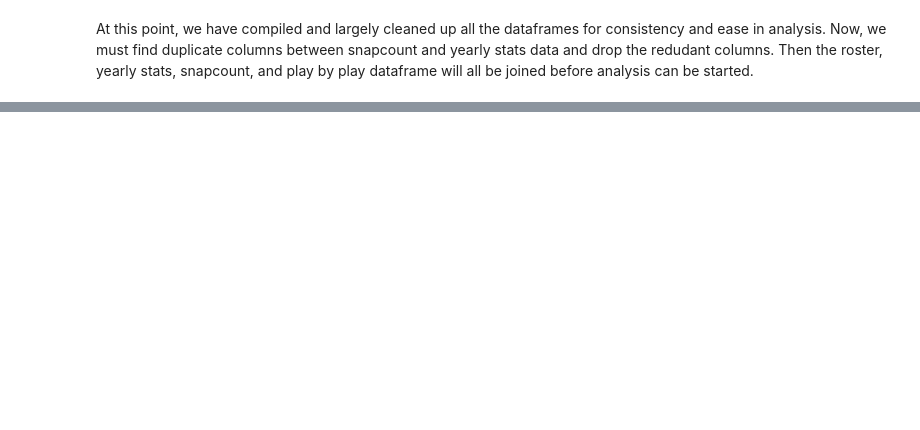
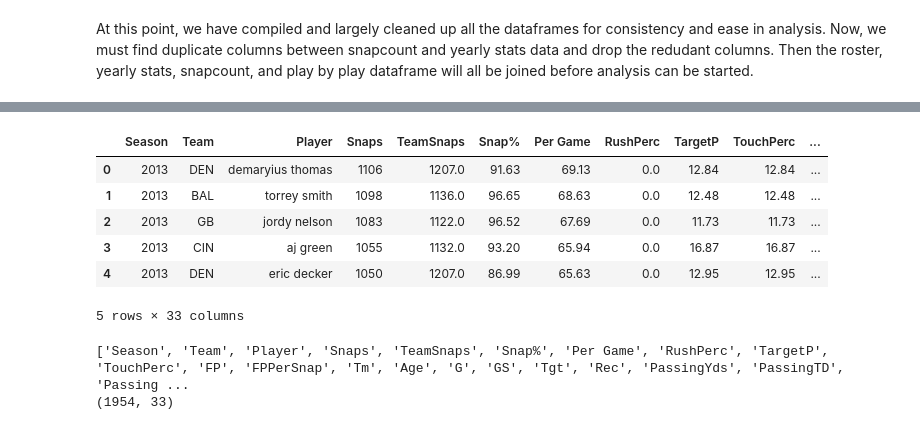
Before and after one commit to kumajimmy/fantasy_footballl_22, a Jupyter notebook: regression_analysis_WR_2022.ipynb, the cells around one changed output, grey strips where cells are left out. Saved outputs shown, nothing was run; the diff lists cells and outputs as text; code cells hidden in the pictures; blank space fills up the shorter version.

```diff
--- a/regression_analysis_WR_2022.ipynb
+++ b/regression_analysis_WR_2022.ipynb
@@ -178,0 +207,27 @@ At this point, we have compiled and largely cleaned up all the dataframes for co
+# %%
+wr_analysis_df = snapcount_wr_df.merge(
+    yearly_wr_df, on=['Player', 'Season'], how='left'
+)\
+.merge(
+    roster_wr_df, on=['Player','Season'], how='left'
+)\
+.merge(
+    pbp_df.rename({'receiver_id':'gsis_id'}, axis =1)[['gsis_id','Season', 'air_yards', 'yards_after_catch']], on=['gsis_id', 'Season'], how='left'
+)
+
+wr_analysis_df.head()
+# %% [output]
+|  | Season | Team | Player | Snaps | TeamSnaps | Snap% | Per Game | RushPerc | TargetP | TouchPerc | ... |
+| 0 | 2013 | DEN | demaryius thomas | 1106 | 1207.0 | 91.63 | 69.13 | 0.0 | 12.84 | 12.84 | ... |
+| 1 | 2013 | BAL | torrey smith | 1098 | 1136.0 | 96.65 | 68.63 | 0.0 | 12.48 | 12.48 | ... |
+| 2 | 2013 | GB | jordy nelson | 1083 | 1122.0 | 96.52 | 67.69 | 0.0 | 11.73 | 11.73 | ... |
+| 3 | 2013 | CIN | aj green | 1055 | 1132.0 | 93.20 | 65.94 | 0.0 | 16.87 | 16.87 | ... |
+| 4 | 2013 | DEN | eric decker | 1050 | 1207.0 | 86.99 | 65.63 | 0.0 | 12.95 | 12.95 | ... |
+5 rows × 33 columns
+# %%
+print(list(wr_analysis_df.columns))
+
+print(wr_analysis_df.shape)
+# %% [output]
+['Season', 'Team', 'Player', 'Snaps', 'TeamSnaps', 'Snap%', 'Per Game', 'RushPerc', 'TargetP', 'TouchPerc', 'FP', 'FPPerSnap', 'Tm', 'Age', 'G', 'GS', 'Tgt', 'Rec', 'PassingYds', 'PassingTD', 'Passing ...
+(1954, 33)
```
Also changed, not shown: parts of 9 cells of this notebook, 1 other file.
